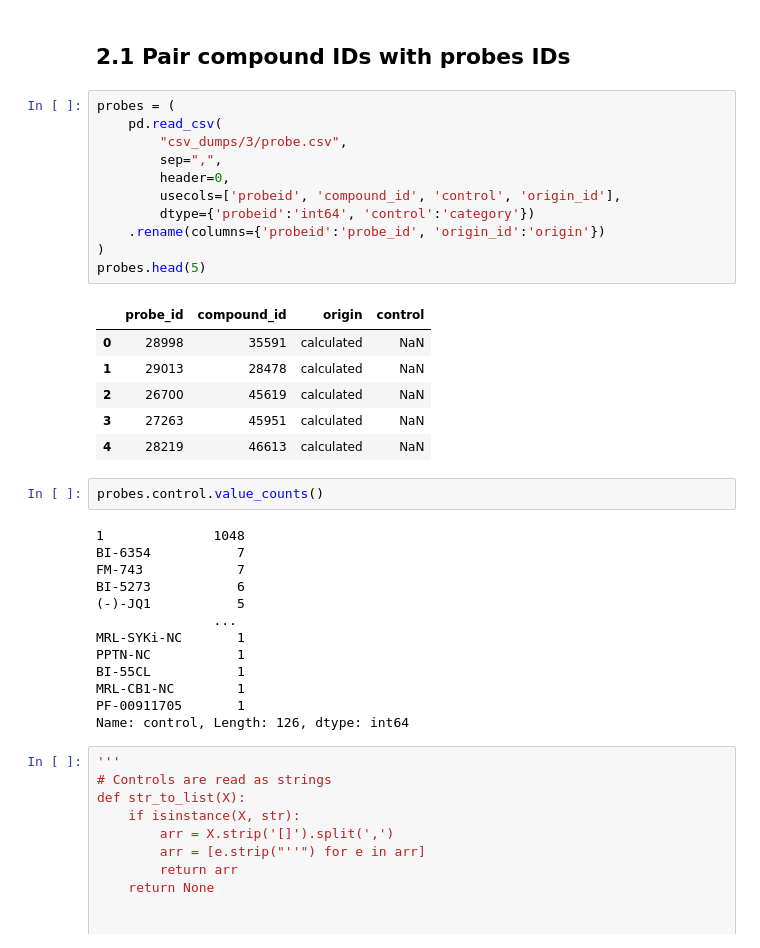
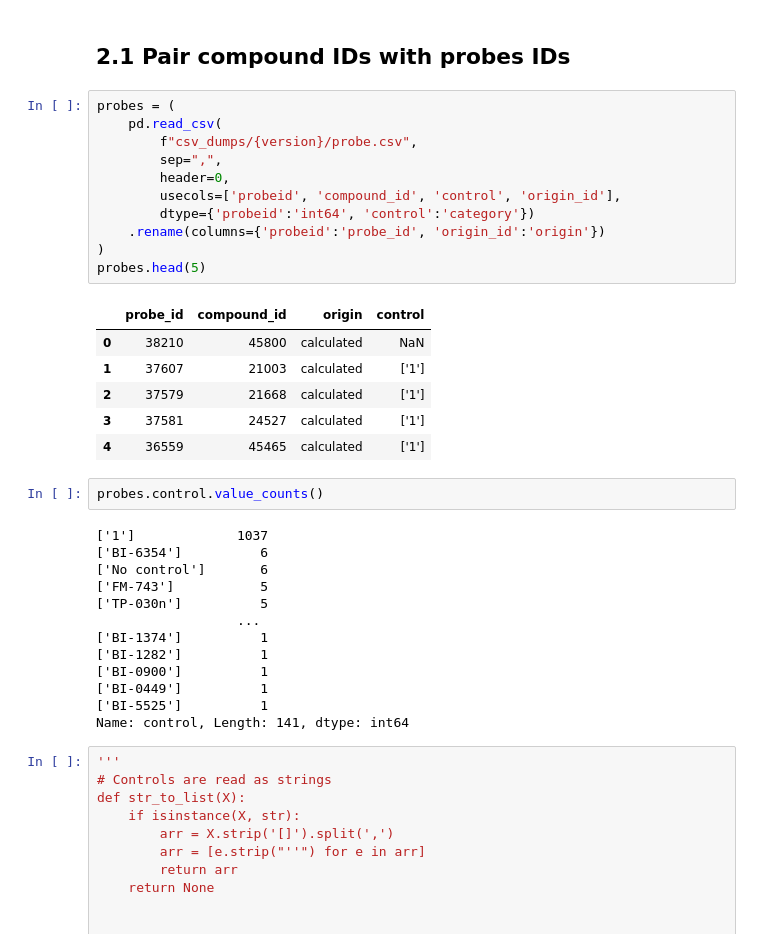
Before and after one commit to opentargets/evidence_datasource_parsers, a Jupyter notebook: exploration/chemicalProbes/chemical_probes.ipynb, the cells around one changed output. Drawn from its saved outputs; the diff is of its cells as text.

```diff
--- a/exploration/chemicalProbes/chemical_probes.ipynb
+++ b/exploration/chemicalProbes/chemical_probes.ipynb
@@ -62,36 +72,36 @@ compound2compoundset.head()
 # %%
 probes = (
     pd.read_csv(
-        "csv_dumps/3/probe.csv",
+        f"csv_dumps/{version}/probe.csv",
         sep=",",
         header=0,
         usecols=['probeid', 'compound_id', 'control', 'origin_id'],
         dtype={'probeid':'int64', 'control':'category'})
     .rename(columns={'probeid':'probe_id', 'origin_id':'origin'})
 )
 probes.head(5)
 # %% [output]
 |  | probe_id | compound_id | origin | control |
-| 0 | 28998 | 35591 | calculated | NaN |
-| 1 | 29013 | 28478 | calculated | NaN |
-| 2 | 26700 | 45619 | calculated | NaN |
-| 3 | 27263 | 45951 | calculated | NaN |
-| 4 | 28219 | 46613 | calculated | NaN |
+| 0 | 38210 | 45800 | calculated | NaN |
+| 1 | 37607 | 21003 | calculated | ['1'] |
+| 2 | 37579 | 21668 | calculated | ['1'] |
+| 3 | 37581 | 24527 | calculated | ['1'] |
+| 4 | 36559 | 45465 | calculated | ['1'] |
 # %%
 probes.control.value_counts()
 # %% [output]
-1              1048
-BI-6354           7
-FM-743            7
-BI-5273           6
-(-)-JQ1           5
-               ...
-MRL-SYKi-NC       1
-PPTN-NC           1
-BI-55CL           1
-MRL-CB1-NC        1
-PF-00911705       1
-Name: control, Length: 126, dtype: int64
+['1']             1037
+['BI-6354']          6
+['No control']       6
+['FM-743']           5
+['TP-030n']          5
+                  ...
+['BI-1374']          1
+['BI-1282']          1
+['BI-0900']          1
+['BI-0449']          1
+['BI-5525']          1
+Name: control, Length: 141, dtype: int64
 # %%
 '''
 # Controls are read as strings
```
Also changed, not shown: parts of 30 cells of this notebook, 1 other file.
